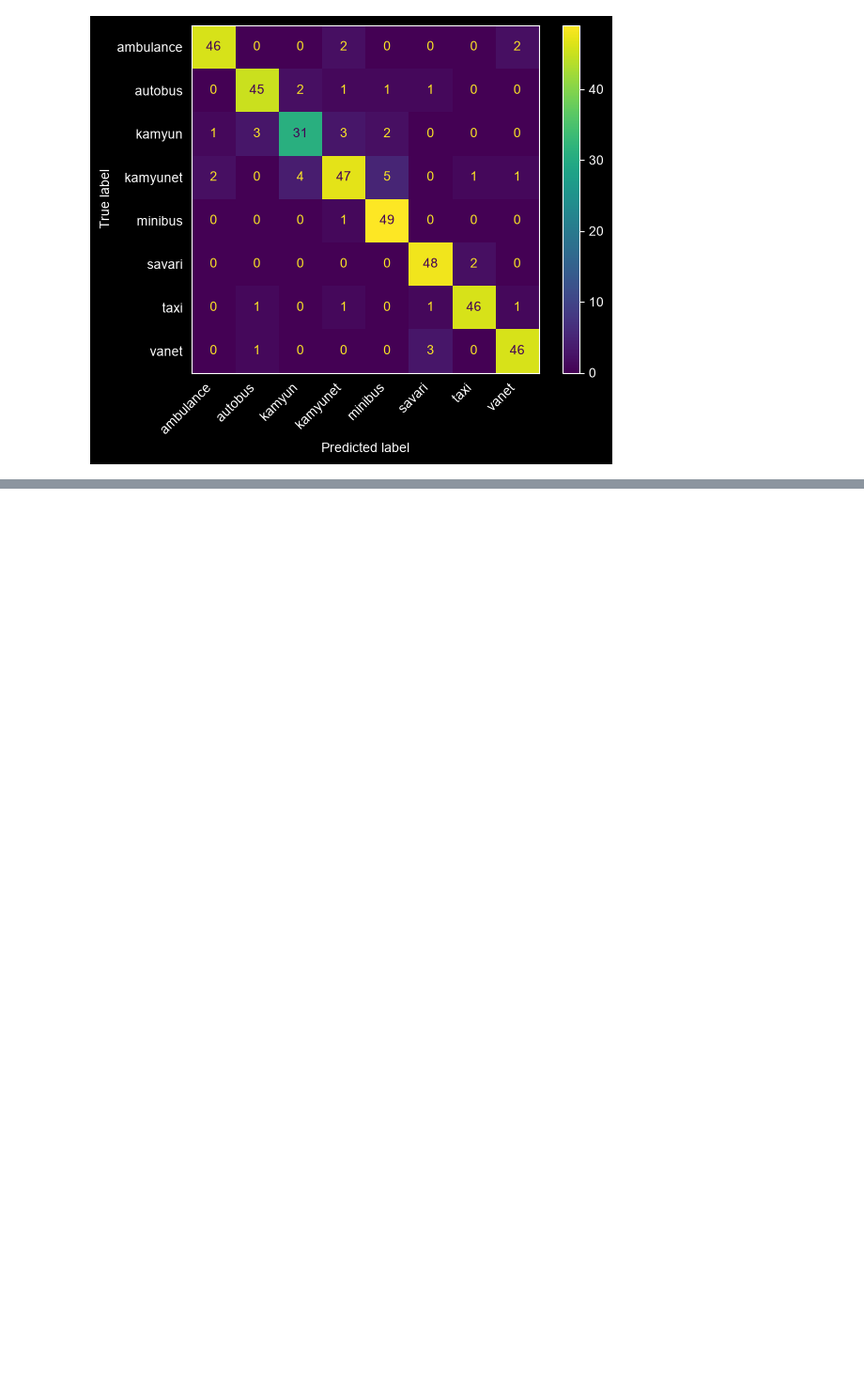
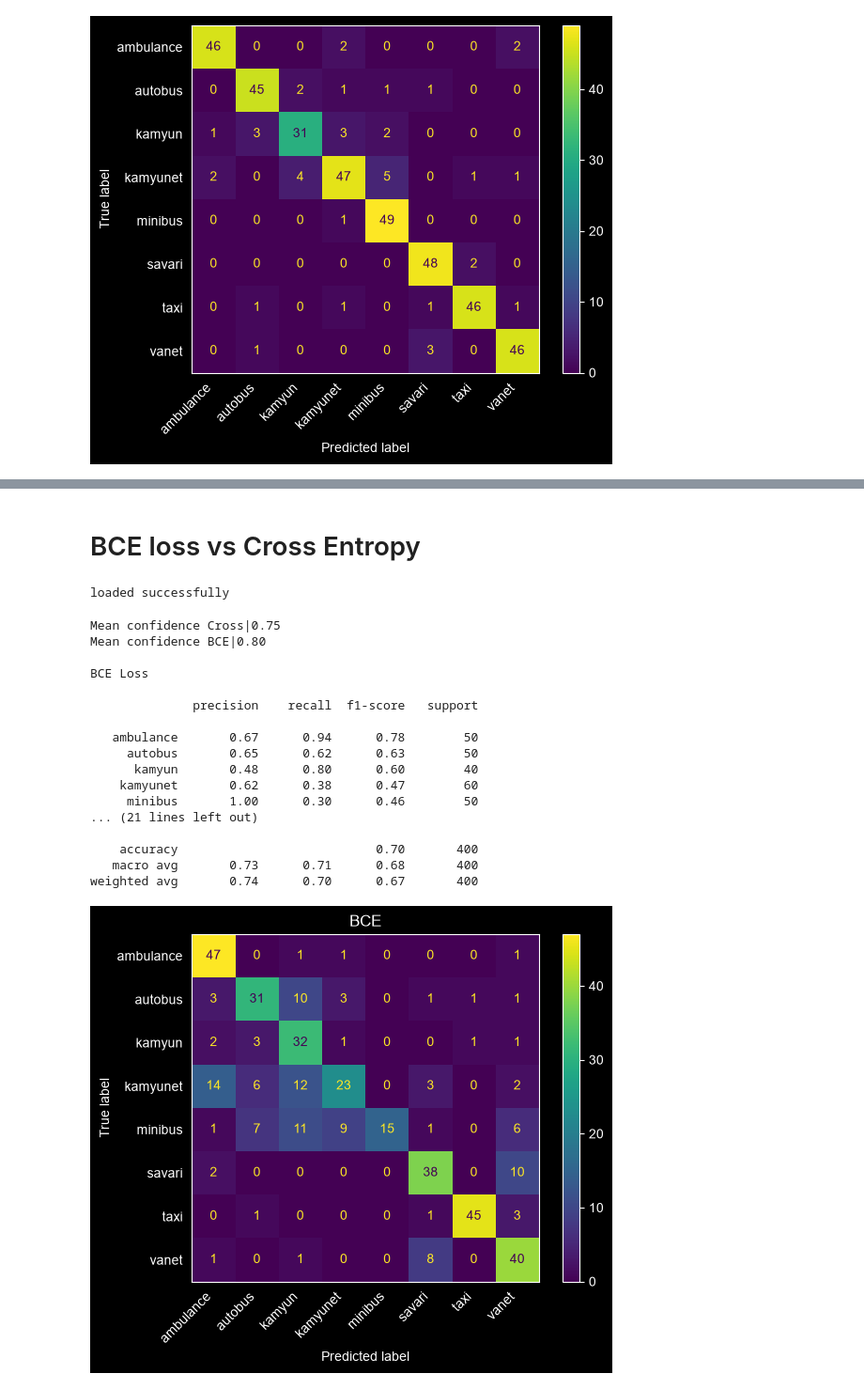
Before and after one commit to mrpanigale/Traffic_vehicle, a Jupyter notebook: src/test_all_models.ipynb, the cells around one changed output, grey strips where cells are left out. Shown at 94% size. Cells and saved outputs as stored; diff of their text form; code cells hidden in the pictures; blank space fills up the shorter version.

```diff
--- a/src/test_all_models.ipynb
+++ b/src/test_all_models.ipynb
@@ -382,0 +491,20 @@ weighted avg       0.89      0.90      0.89       400
+# %% [markdown]
+# BCE loss vs Cross Entropy
+# %%
+bce_model_path = ROOT / "models" / "loss_experiment" / "CNN-BCEModel.pth"
+cross_model_path = ROOT / "models" / "loss_experiment" / "CNN-CrossModel.pth"
+
+
+cnn_bce = CnnBase()
+state = torch.load(bce_model_path,weights_only=True,map_location=DEVICE)
+cnn_bce.load_state_dict(state)
+cnn_bce.eval()
+
+cnn_cross = CnnBase()
+state = torch.load(cross_model_path,weights_only=True,map_location=DEVICE)
+cnn_cross.load_state_dict(state)
+cnn_cross.eval()
+
+print("loaded successfully")
+# %% [output]
+loaded successfully
@@ -382,0 +548,41 @@ weighted avg       0.89      0.90      0.89       400
+# %%
+print(f"{'Mean confidence Cross|':<20}{np.mean(probas_cross):<20.2f}")
+
+print(f"{'Mean confidence BCE|':<20}{np.mean(probas_bce):<20.2f}")
+print("\nBCE Loss \n")
+print(classification_report(y_true,preds_bce,target_names=classes,zero_division=0,))
+print("\nCross-Entropy\n")
+print(classification_report(y_true,preds_cross,target_names=classes,zero_division=0,))
+
+dsp_bce = ConfusionMatrixDisplay(confusion_matrix=confusion_matrix(y_true,preds_bce),display_labels=classes)
+dsp_bce.plot()
+plt.grid(False)
+plt.title("BCE")
+plt.xticks(rotation=45,ha="right")
+plt.show()
+
+dsp = ConfusionMatrixDisplay(confusion_matrix=confusion_matrix(y_true,preds_cross),display_labels=classes)
+dsp.plot()
+plt.grid(False)
+plt.title("Cross-Entropy")
+plt.xticks(rotation=45,ha="right")
+plt.show()
+# %% [output]
+Mean confidence Cross|0.75
+Mean confidence BCE|0.80
+
+BCE Loss
+
+              precision    recall  f1-score   support
+
+   ambulance       0.67      0.94      0.78        50
+     autobus       0.65      0.62      0.63        50
+      kamyun       0.48      0.80      0.60        40
+    kamyunet       0.62      0.38      0.47        60
+     minibus       1.00      0.30      0.46        50
+... (21 lines left out)
+
+    accuracy                           0.70       400
+   macro avg       0.73      0.71      0.68       400
+weighted avg       0.74      0.70      0.67       400
+[figure, added]
```
Also changed, not shown: parts of 24 cells of this notebook.
